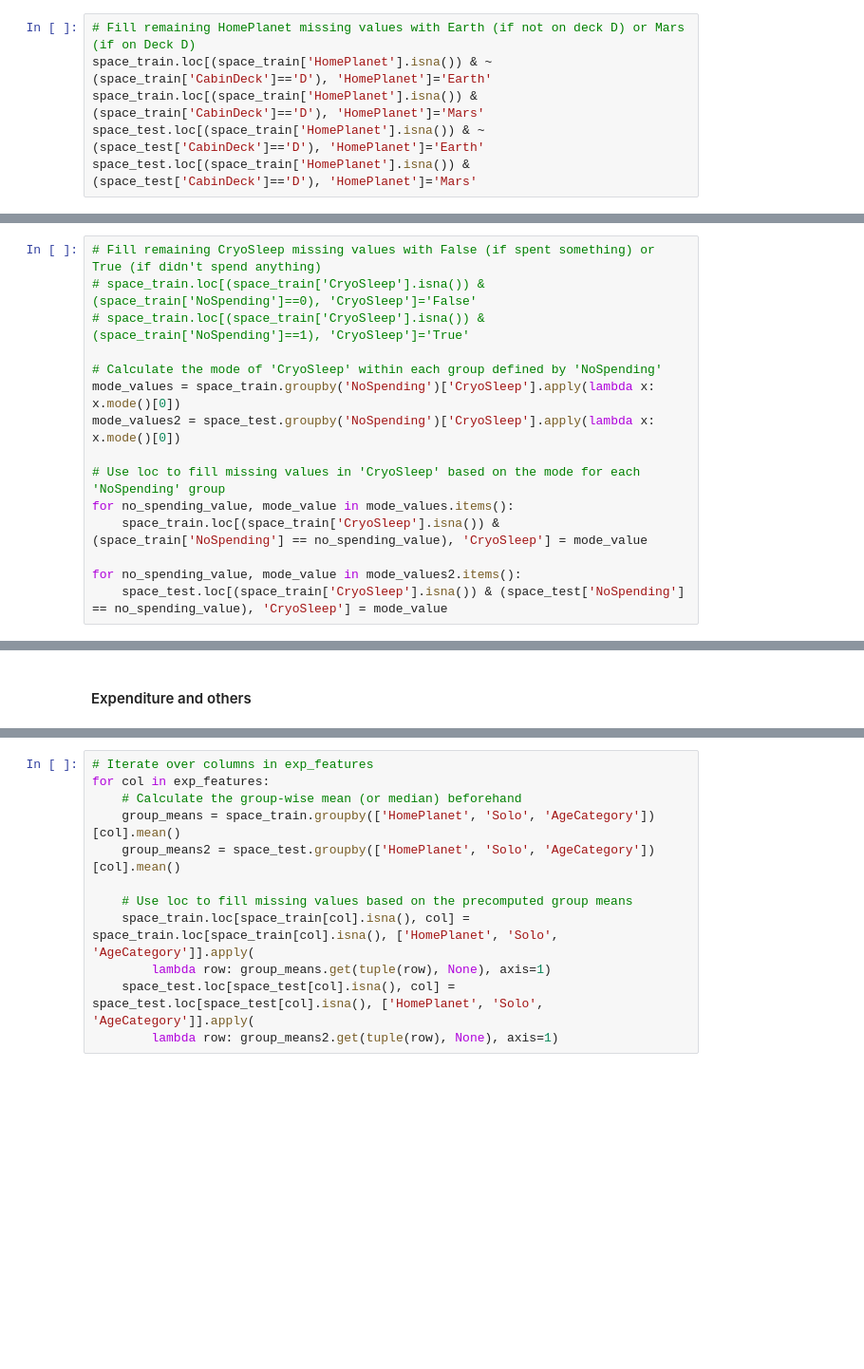
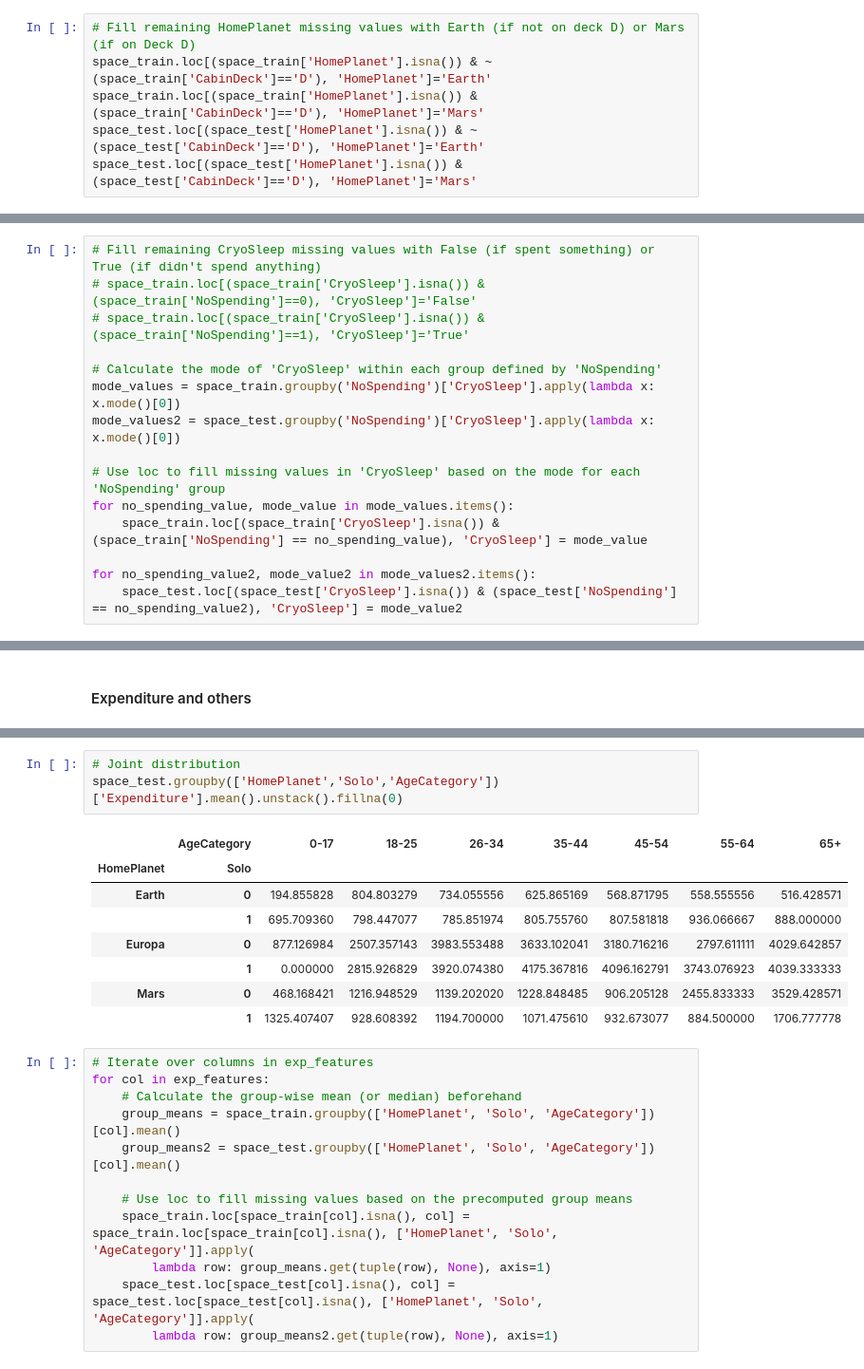
Before and after one commit to hanashah-01/spaceship-titanic, a Jupyter notebook: spaceship-titanic-new.ipynb, the cells around one changed output, grey strips where cells are left out. Shown at 95% size. Drawn from its saved outputs; the diff is of its cells as text; blank space fills up the shorter version.

Commit message:
update handle missing values

```diff
--- a/spaceship-titanic-new.ipynb
+++ b/spaceship-titanic-new.ipynb
@@ -1005,8 +1005,8 @@ Most people heading towards TRAPPIST-1e came from Earth. But remember from earli
 # Fill remaining HomePlanet missing values with Earth (if not on deck D) or Mars (if on Deck D)
 space_train.loc[(space_train['HomePlanet'].isna()) & ~(space_train['CabinDeck']=='D'), 'HomePlanet']='Earth'
 space_train.loc[(space_train['HomePlanet'].isna()) & (space_train['CabinDeck']=='D'), 'HomePlanet']='Mars'
-space_test.loc[(space_train['HomePlanet'].isna()) & ~(space_test['CabinDeck']=='D'), 'HomePlanet']='Earth'
-space_test.loc[(space_train['HomePlanet'].isna()) & (space_test['CabinDeck']=='D'), 'HomePlanet']='Mars'
+space_test.loc[(space_test['HomePlanet'].isna()) & ~(space_test['CabinDeck']=='D'), 'HomePlanet']='Earth'
+space_test.loc[(space_test['HomePlanet'].isna()) & (space_test['CabinDeck']=='D'), 'HomePlanet']='Mars'
 # %% [markdown]
 To be honest, I don't really understand the HomePlanet and Destination section in the guide. Why from this insight: 'Most people heading towards TRAPPIST-1e came from Earth. But remember from earlier, no one on deck D came from Earth so we need to filter these out.', you decide to impute the missing values for HomePlanet with 'Earth' specifically if CabinDeck is not D? Is it because Earth has the largest representation among the other planets?
 # %% [markdown]
@@ -1055,8 +1063,8 @@ mode_values2 = space_test.groupby('NoSpending')['CryoSleep'].apply(lambda x: x.m
 for no_spending_value, mode_value in mode_values.items():
     space_train.loc[(space_train['CryoSleep'].isna()) & (space_train['NoSpending'] == no_spending_value), 'CryoSleep'] = mode_value
 
-for no_spending_value, mode_value in mode_values2.items():
-    space_test.loc[(space_train['CryoSleep'].isna()) & (space_test['NoSpending'] == no_spending_value), 'CryoSleep'] = mode_value
+for no_spending_value2, mode_value2 in mode_values2.items():
+    space_test.loc[(space_test['CryoSleep'].isna()) & (space_test['NoSpending'] == no_spending_value2), 'CryoSleep'] = mode_value2
 # %% [markdown]
 #### Expenditure and CryoSleep
 This one makes a lot of sense. We don't expect people in CryoSleep to be able to spend anything.
@@ -1090,6 +1102,18 @@ space_train.groupby(['HomePlanet','Solo','AgeCategory'])['Expenditure'].mean().u
 |  | 1 | 0.000000 | 2396.219512 | 3731.763066 | 4258.688442 | 3372.929293 | 3866.142857 | 4990.437500 |
 | Mars | 0 | 360.797414 | 1232.742718 | 1180.703518 | 1193.302326 | 1062.955224 | 1155.685714 | 1070.900000 |
 |  | 1 | 1426.235294 | 1169.563559 | 1051.213287 | 1204.545455 | 1081.857143 | 1104.117647 | 1144.411765 |
+# %%
+# Joint distribution
+space_test.groupby(['HomePlanet','Solo','AgeCategory'])['Expenditure'].mean().unstack().fillna(0)
+# %% [output]
+|  | AgeCategory | 0-17 | 18-25 | 26-34 | 35-44 | 45-54 | 55-64 | 65+ |
+| HomePlanet | Solo |  |  |  |  |  |  |  |
+| Earth | 0 | 194.855828 | 804.803279 | 734.055556 | 625.865169 | 568.871795 | 558.555556 | 516.428571 |
+|  | 1 | 695.709360 | 798.447077 | 785.851974 | 805.755760 | 807.581818 | 936.066667 | 888.000000 |
+| Europa | 0 | 877.126984 | 2507.357143 | 3983.553488 | 3633.102041 | 3180.716216 | 2797.611111 | 4029.642857 |
+|  | 1 | 0.000000 | 2815.926829 | 3920.074380 | 4175.367816 | 4096.162791 | 3743.076923 | 4039.333333 |
+| Mars | 0 | 468.168421 | 1216.948529 | 1139.202020 | 1228.848485 | 906.205128 | 2455.833333 | 3529.428571 |
+|  | 1 | 1325.407407 | 928.608392 | 1194.700000 | 1071.475610 | 932.673077 | 884.500000 | 1706.777778 |
 # %%
 # Iterate over columns in exp_features
 for col in exp_features:
```
Also changed, not shown: parts of 7 cells of this notebook.
